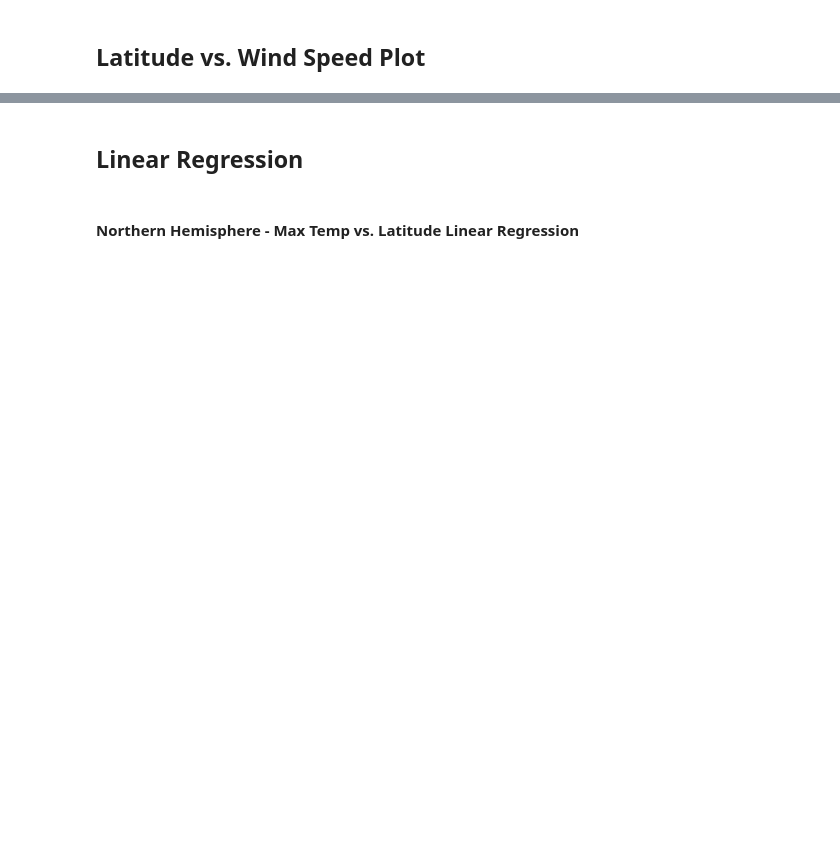
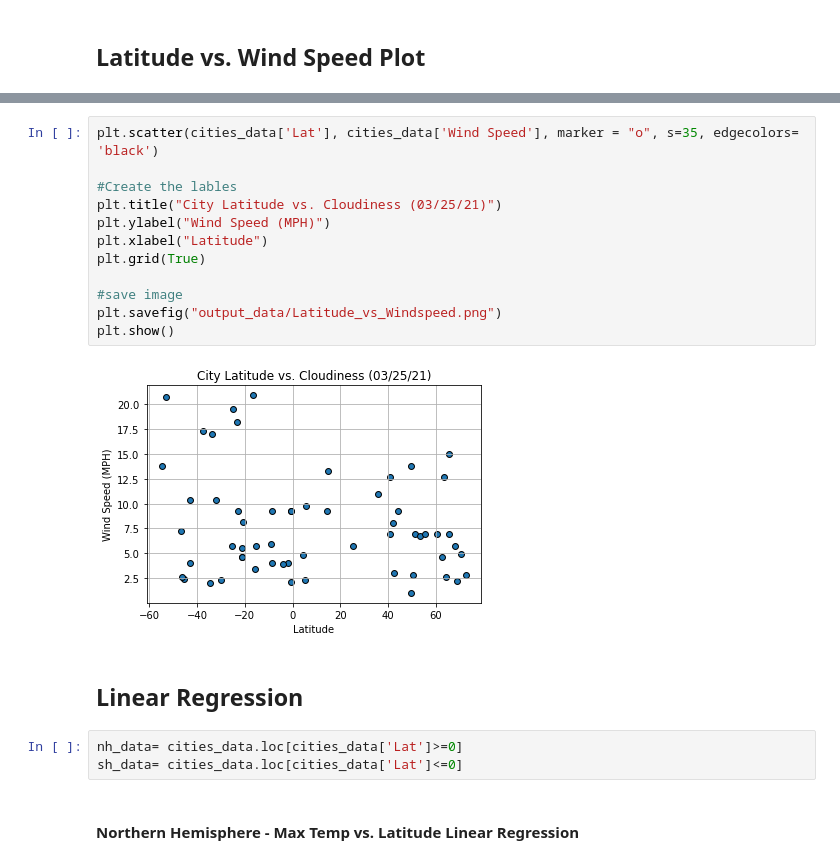
Before and after one commit to jdstrode/api-challenge, a Jupyter notebook: WeatherPy-updated.ipynb, the cells around one changed output, grey strips where cells are left out. Saved outputs shown, nothing was run; the diff lists cells and outputs as text; blank space fills up the shorter version.

```diff
--- a/WeatherPy-updated.ipynb
+++ b/WeatherPy-updated.ipynb
@@ -242,4 +262,21 @@ Int64Index([], dtype='int64')
+# %%
+plt.scatter(cities_data['Lat'], cities_data['Wind Speed'], marker = "o", s=35, edgecolors= 'black')
+
+#Create the lables
+plt.title("City Latitude vs. Cloudiness (03/25/21)")
+plt.ylabel("Wind Speed (MPH)")
+plt.xlabel("Latitude")
+plt.grid(True)
+
+#save image
+plt.savefig("output_data/Latitude_vs_Windspeed.png")
+plt.show()
+# %% [output]
+[figure, added]
 # %% [markdown]
 ## Linear Regression
+# %%
+nh_data= cities_data.loc[cities_data['Lat']>=0]
+sh_data= cities_data.loc[cities_data['Lat']<=0]
 # %% [markdown]
 ####  Northern Hemisphere - Max Temp vs. Latitude Linear Regression
```
Also changed, not shown: parts of 11 cells of this notebook, 5 other files.
